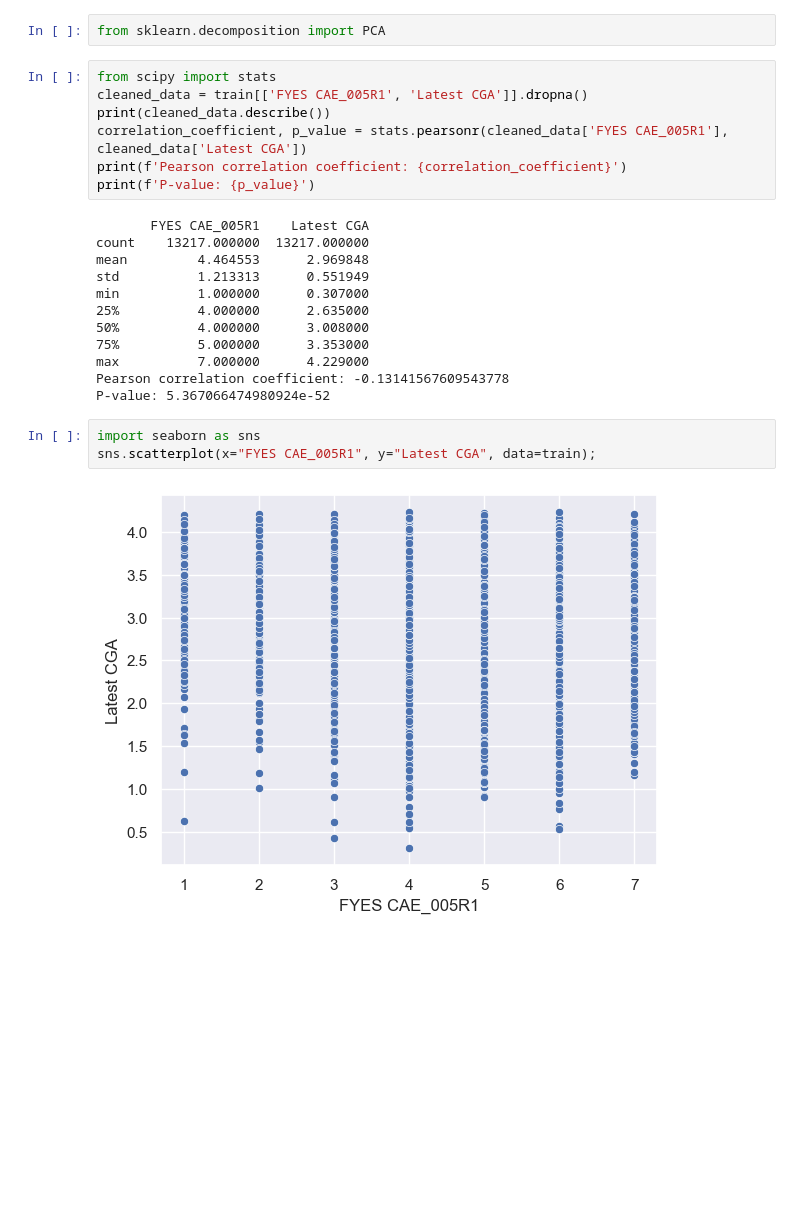
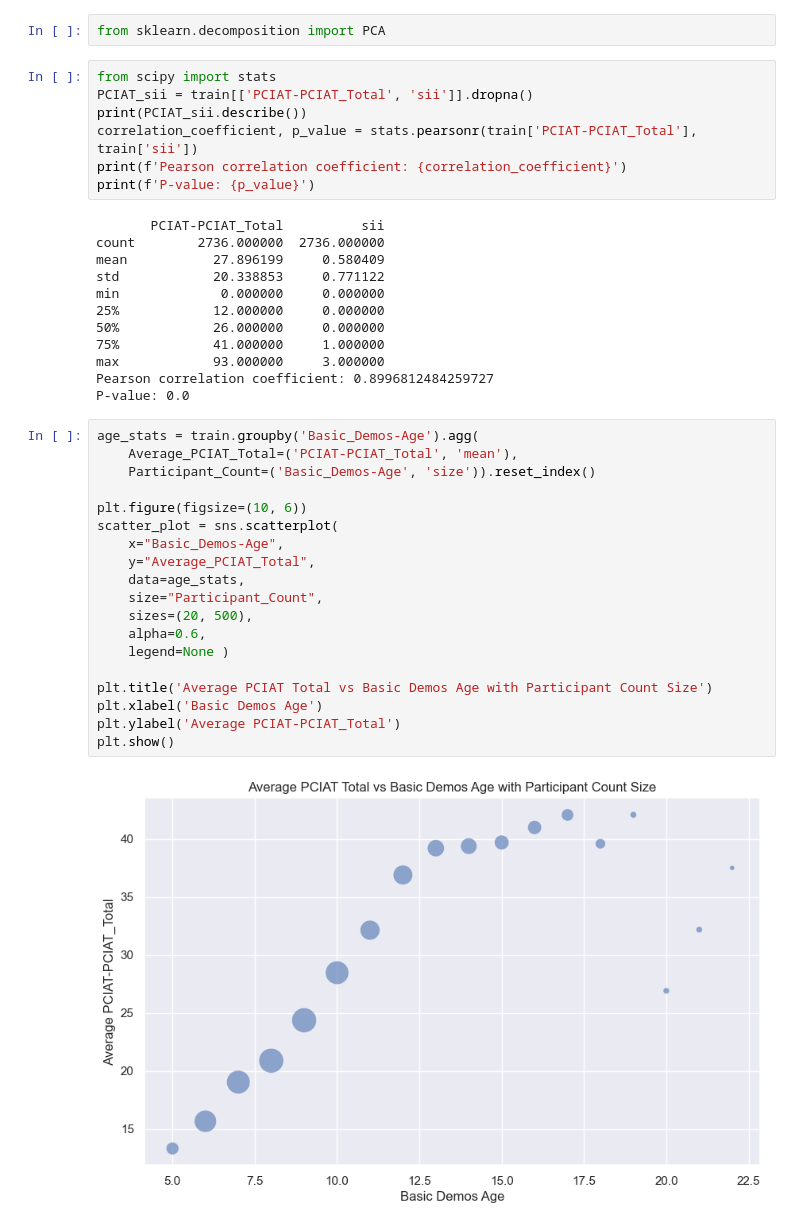
Before and after one commit to johnnyzheng0636/5001networtAddiction, a Jupyter notebook: EDA.ipynb, the cells around one changed output. Saved outputs shown, nothing was run; the diff lists cells and outputs as text; blank space fills up the shorter version.

```diff
--- a/EDA.ipynb
+++ b/EDA.ipynb
@@ -171,25 +206,41 @@ Skipping column PreInt_EduHx-Season due to non-numeric data.
 from sklearn.decomposition import PCA
 # %%
 from scipy import stats
-cleaned_data = train[['FYES CAE_005R1', 'Latest CGA']].dropna()
-print(cleaned_data.describe())
-correlation_coefficient, p_value = stats.pearsonr(cleaned_data['FYES CAE_005R1'], cleaned_data['Latest CGA'])
+PCIAT_sii = train[['PCIAT-PCIAT_Total', 'sii']].dropna()
+print(PCIAT_sii.describe())
+correlation_coefficient, p_value = stats.pearsonr(train['PCIAT-PCIAT_Total'], train['sii'])
 print(f'Pearson correlation coefficient: {correlation_coefficient}')
 print(f'P-value: {p_value}')
 # %% [output]
-       FYES CAE_005R1    Latest CGA
-count    13217.000000  13217.000000
-mean         4.464553      2.969848
-std          1.213313      0.551949
-min          1.000000      0.307000
-25%          4.000000      2.635000
-50%          4.000000      3.008000
-75%          5.000000      3.353000
-max          7.000000      4.229000
-Pearson correlation coefficient: -0.13141567609543778
-P-value: 5.367066474980924e-52
+       PCIAT-PCIAT_Total          sii
+count        2736.000000  2736.000000
+mean           27.896199     0.580409
+std            20.338853     0.771122
+min             0.000000     0.000000
+25%            12.000000     0.000000
+50%            26.000000     0.000000
+75%            41.000000     1.000000
+max            93.000000     3.000000
+Pearson correlation coefficient: 0.8996812484259727
+P-value: 0.0
 # %%
-import seaborn as sns
-sns.scatterplot(x="FYES CAE_005R1", y="Latest CGA", data=train);
+age_stats = train.groupby('Basic_Demos-Age').agg(
+    Average_PCIAT_Total=('PCIAT-PCIAT_Total', 'mean'),
+    Participant_Count=('Basic_Demos-Age', 'size')).reset_index()
+
+plt.figure(figsize=(10, 6))
+scatter_plot = sns.scatterplot(
+    x="Basic_Demos-Age",
+    y="Average_PCIAT_Total",
+    data=age_stats,
+    size="Participant_Count",
+    sizes=(20, 500),
+    alpha=0.6,
+    legend=None )
+
+plt.title('Average PCIAT Total vs Basic Demos Age with Participant Count Size')
+plt.xlabel('Basic Demos Age')
+plt.ylabel('Average PCIAT-PCIAT_Total')
+plt.show()
 # %% [output]
-[figure, old version]
+[figure, new version]
```
Also changed, not shown: parts of 17 cells of this notebook, 1 other file.
